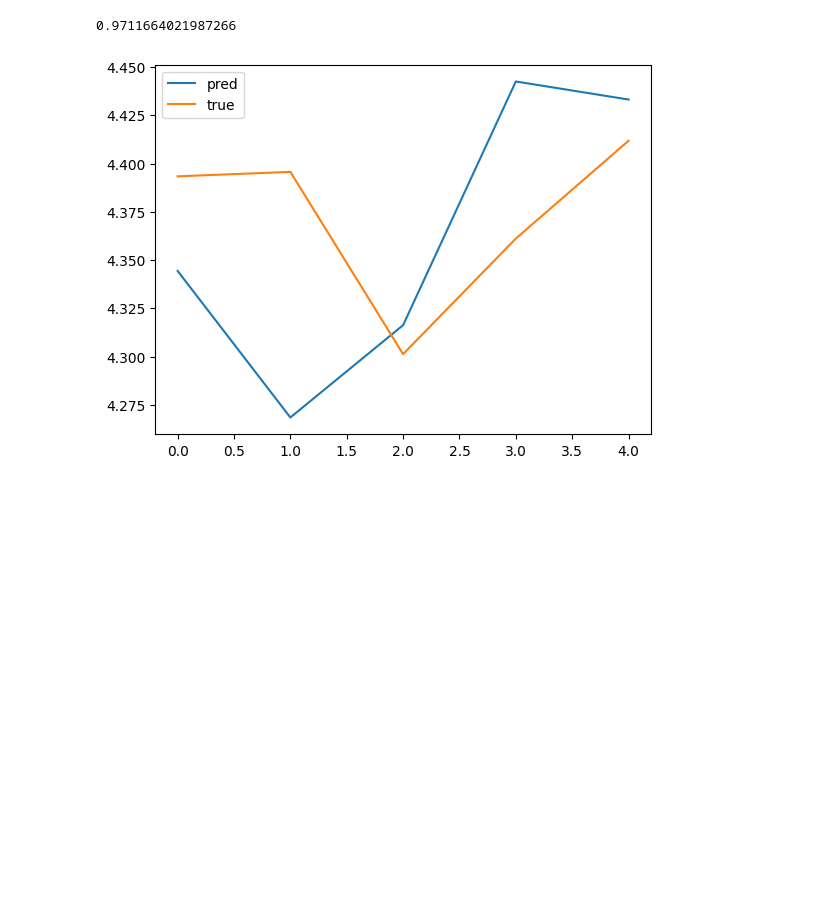
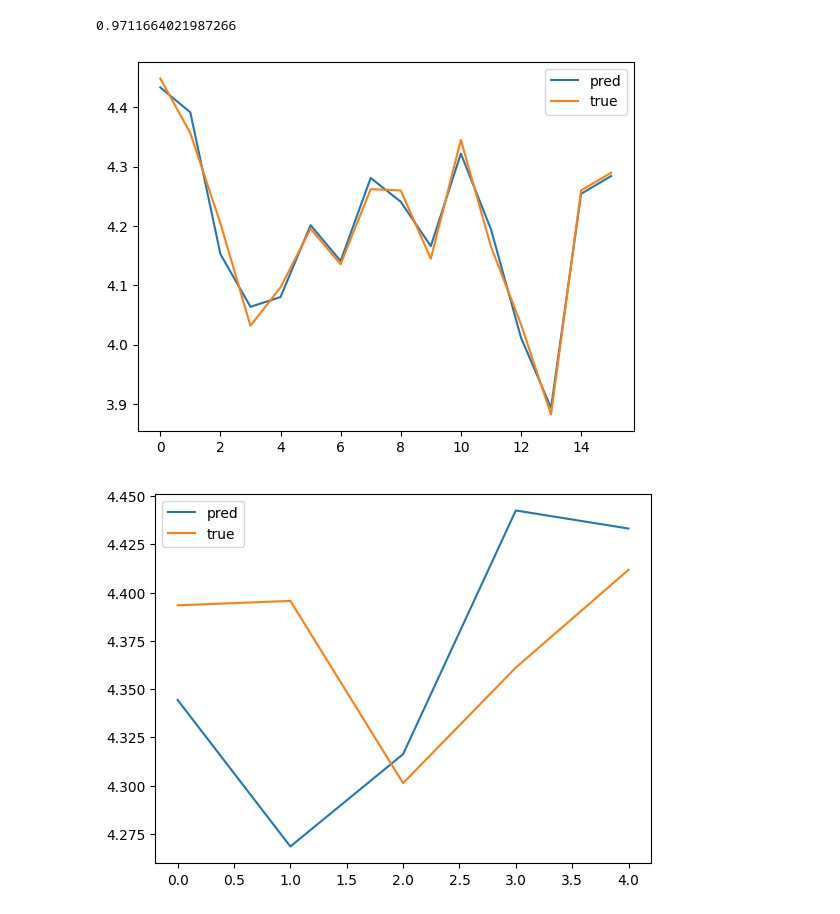
Before and after one commit to tommya98/2023FALL_Assignment, a Jupyter notebook: HW1/HW1_2.ipynb, the cells around one changed output. Drawn from its saved outputs; the diff is of its cells as text; code cells hidden in the pictures; blank space fills up the shorter version.

```diff
--- a/HW1/HW1_2.ipynb
+++ b/HW1/HW1_2.ipynb
@@ -82,6 +82,13 @@ res.fit(x_train, y_train)
 res.score(x_train, y_train)
 # %% [output]
 0.9711664021987266
+# %%
+plt.plot(np.array(res.predict(x_train)),label = "pred")
+plt.plot(np.array(y_train),label = "true")
+plt.legend()
+plt.show()
+# %% [output]
+[figure, added]
 # %%
 y_pred = res.predict(x_test)
 residuals = y_test - y_pred
```
Also changed, not shown: parts of 20 cells of this notebook.
